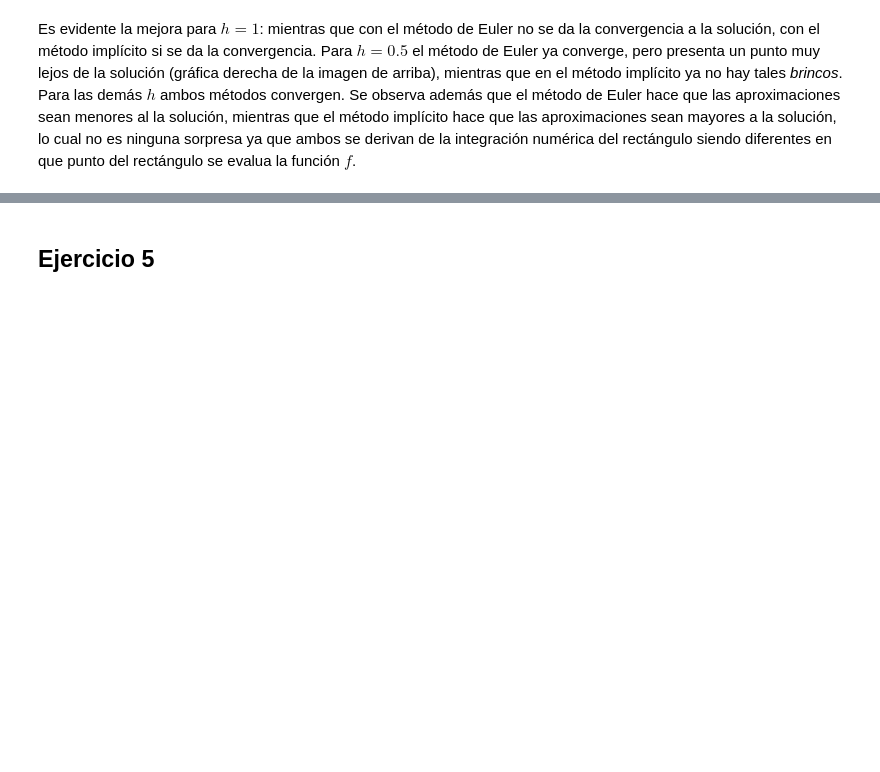
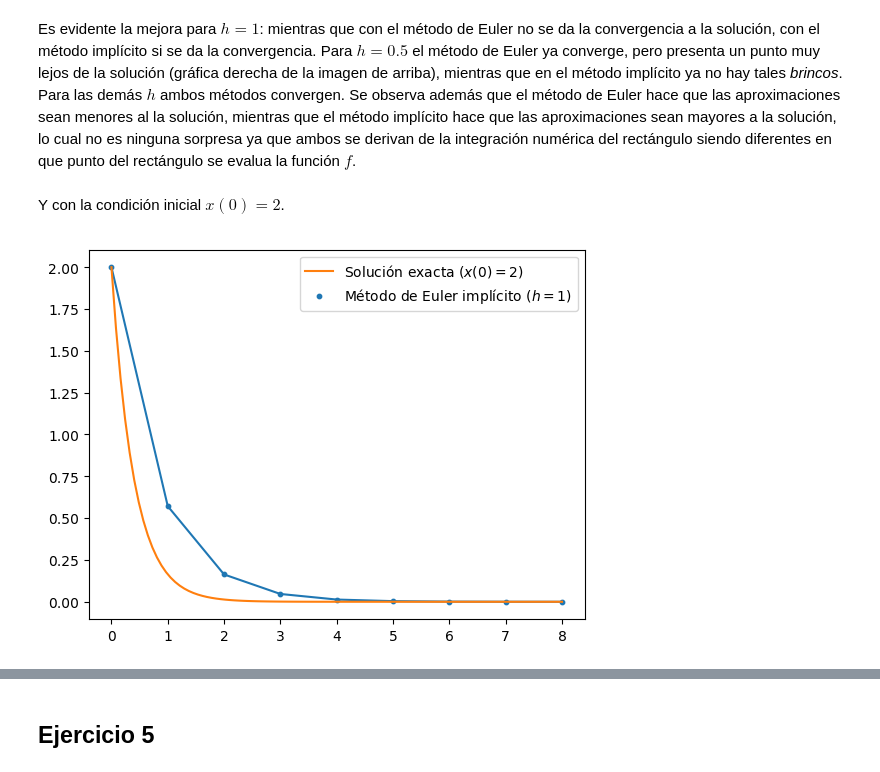
Before and after one commit to Giovanni-Alonso-Torres/Fisica_Computacional_Alonso_Torres, a Jupyter notebook: Tarea_12.ipynb, the cells around one changed output, grey strips where cells are left out. Cells and saved outputs as stored; diff of their text form; code cells hidden in the pictures; blank space fills up the shorter version.

```diff
--- a/Tarea_12.ipynb
+++ b/Tarea_12.ipynb
@@ -205,2 +206,16 @@ Observemos la diferencia con los resultados del método de Euler ordinario, para
 # %% [markdown]
 Es evidente la mejora para $h=1$: mientras que con el método de Euler no se da la convergencia a la solución, con el método implícito si se da la convergencia. Para $h=0.5$ el método de Euler ya converge, pero presenta un punto muy lejos de la solución (gráfica derecha de la imagen de arriba), mientras que en el método implícito ya no hay tales _brincos_. Para las demás $h$ ambos métodos convergen. Se observa además que el método de Euler hace que las aproximaciones sean menores al la solución, mientras que el método implícito hace que las aproximaciones sean mayores a la solución, lo cual no es ninguna sorpresa ya que ambos se derivan de la integración numérica del rectángulo siendo diferentes en que punto del rectángulo se evalua la función $f$.
+# %% [markdown]
+Y con la condición inicial $x(0)=2$.
+# %%
+listt_1=0:1:8;                              # Discretización del intervalo [0,8] con paso 1.
+S21=euler_implicito(f,2,listt1,"newton");  # Condición inicial x0=2.
+# %%
+scatter(listt_1,S21,label=L"Método de Euler implícito ($h=1$)",s=10)
+plot(listt_1,S21)
+t=linspace(0,8,100)
+plot(t,2exp.(-2.5*t),label=L"Solución exacta ($x(0)=2$)")
+legend()
+show();
+# %% [output]
+[figure, added]
```
Also changed, not shown: parts of 5 cells of this notebook, 2 other files.
